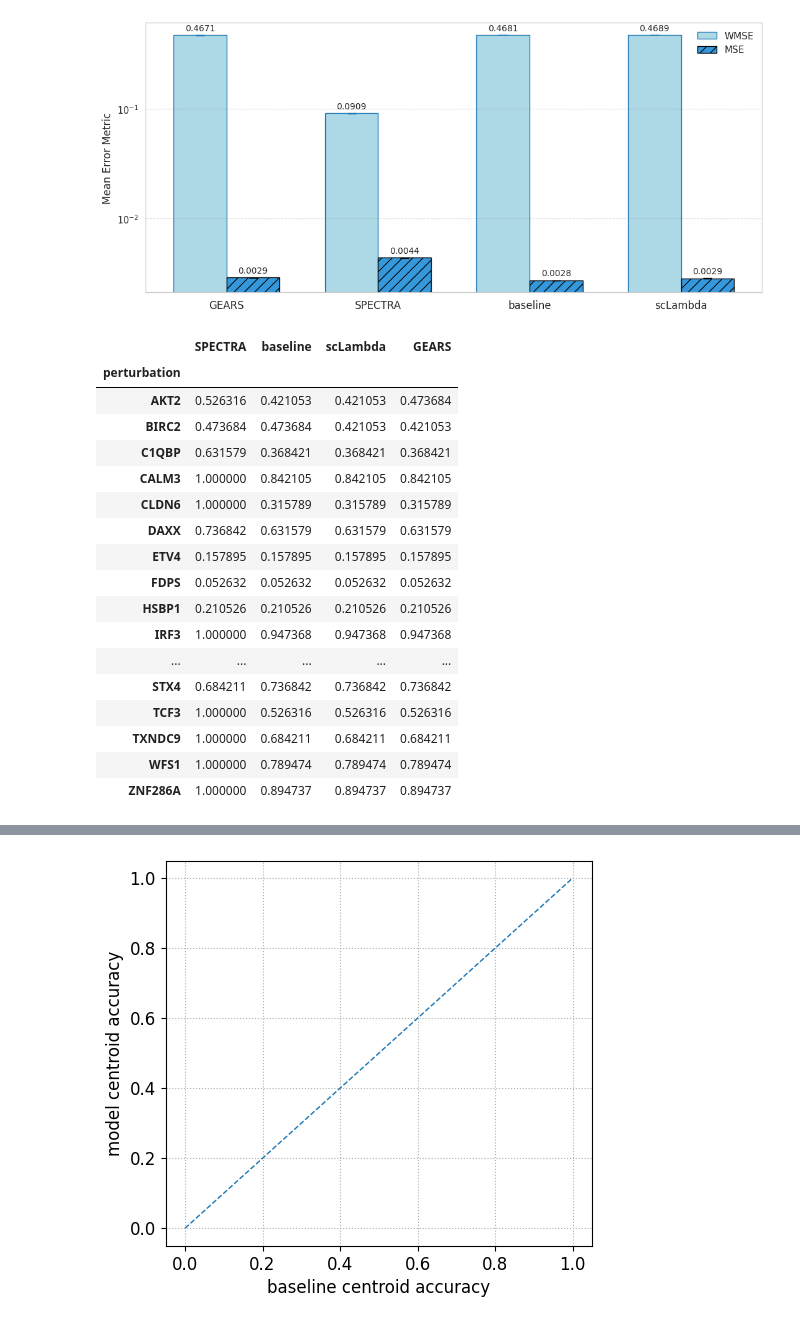
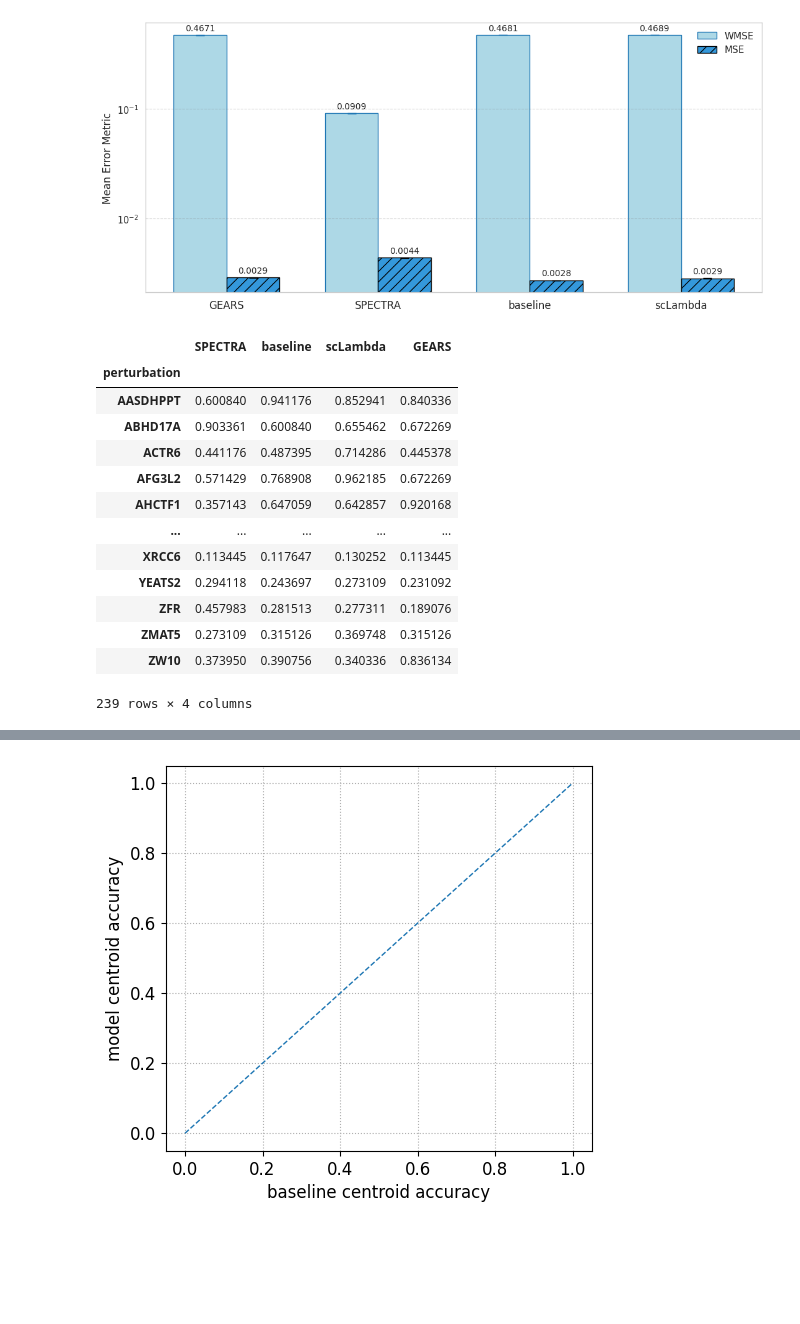
Before and after one commit to MCalabroCode/SPECTRA, a Jupyter notebook: benchmark/benchmark.ipynb, the cells around one changed output, grey strips where cells are left out. Saved outputs shown, nothing was run; the diff lists cells and outputs as text; code cells hidden in the pictures; blank space fills up the shorter version.

```diff
--- a/benchmark/benchmark.ipynb
+++ b/benchmark/benchmark.ipynb
@@ -71,7 +69,7 @@ Data Availability:
 # ═══════════════════════════════════════════════════════════════════════
 
 print("Loading control cells for DES calculation...")
-base_adata = sc.read_h5ad(f"{MODEL_DIR}/control_test_cells_vcc.h5ad")
+base_adata = sc.read_h5ad(f"{MODEL_DIR}/control_adata.h5ad")
 CTRL_CELLS = base_adata[base_adata.obs['target_gene'] == 'non-targeting']
 CTRL_CELLS.X = CTRL_CELLS.X.toarray() if sp.issparse(CTRL_CELLS.X) else CTRL_CELLS.X
 del base_adata
@@ -83,7 +81,7 @@ Extracted 5160 control cells.
 # %%
 # Load WMSE Weights
 import pickle
-weights_path = '/scratch/michele.calabro/gears/VCC/SPECTRA/data/gene_weights-vcc_BENCHMARK.pkl'
+weights_path = '/group/sottoriva/michele.calabro/SPECTRA/data/rep_rpe1/gene_weights-rpe1.pkl'
 if os.path.exists(weights_path):
     print('found already existing gene weights dictionary! Loading...')
     with open(weights_path, 'rb') as f:
@@ -152,14 +150,14 @@ def evaluate_single_run(model, run_id, gt_path, top_DEGs=None, gene_weights=gene
     CORE_METRICS = {
         "WMSE": np.nan,
         "MSE": np.nan,
-        "Pearson distance": np.nan,
+        # "Pearson distance": np.nan,
         "F1": np.nan,
         "Precision": np.nan,
-        "Common_DEGs": np.nan,
-        "Wasserstein distance": np.nan,
+        # "Common_DEGs": np.nan,
+        # "Wasserstein distance": np.nan,
         "kldiv":np.nan,
-        "AUPRC": np.nan,
-        "E Distance": np.nan
+        # "AUPRC": np.nan,
+        # "E Distance": np.nan
     }
 
     if not os.path.exists(pred_path):
@@ -170,6 +168,7 @@ def evaluate_single_run(model, run_id, gt_path, top_DEGs=None, gene_weights=gene
     try:
         adata_pred = sc.read_h5ad(pred_path)
         adata_true = sc.read_h5ad(gt_path)
+        adata_true = adata_true[adata_true.obs['target_gene']!='non-targeting']
 
         assert set(adata_true.obs['target_gene'].unique())== set(adata_pred.obs['target_gene'].unique()), "perturbations not matching"
 
@@ -180,15 +179,15 @@ def evaluate_single_run(model, run_id, gt_path, top_DEGs=None, gene_weights=gene
         row["WMSE"] = _mean_of_dict(calc_wmse(adata_true, adata_pred, gene_weights))
         row["MSE"] = _mean_of_dict(calc_mse(adata_true, adata_pred, n_top_degs=top_DEGs))
         # row["Pearson_distance"] = _mean_of_dict(calc_pcc_delta(adata_true, adata_pred, n_top_degs=top_DEGs))
-        row["Wasserstein_distance"] = _mean_of_dict(calc_wasserstein(adata_true, adata_pred, n_top_degs=top_DEGs))
+        # row["Wasserstein_distance"] = _mean_of_dict(calc_wasserstein(adata_true, adata_pred, n_top_degs=top_DEGs))
         row["kldiv"] = _mean_of_dict(calc_kldiv(adata_true, adata_pred, n_top_degs=top_DEGs))
-        row["E_Distance"] = _mean_of_dict(calc_edistance(adata_true, adata_pred, n_top_degs=top_DEGs))
+        # row["E_Distance"] = _mean_of_dict(calc_edistance(adata_true, adata_pred, n_top_degs=top_DEGs))
 
          # NOTE: adding control for DES metrics (control are not considered when calcualting non DES scores)
         adata_true = sc.concat([adata_true, CTRL_CELLS], join='inner')
         adata_pred = sc.concat([adata_pred, CTRL_CELLS], join='inner')
 
-        row["AUPRC"] = _mean_of_dict(calc_auprc(adata_true, adata_pred))
+        # row["AUPRC"] = _mean_of_dict(calc_auprc(adata_true, adata_pred))
         row["DES_F1"] = _mean_of_dict(calc_f1(adata_true, adata_pred))
         row["DES_Precision"] = _mean_of_dict(calc_precision(adata_true, adata_pred))
         # row["Common_DEGs"] = _mean_of_dict(calc_common_degs(adata_true, adata_pred))
@@ -326,9 +307,9 @@ CORE_METRICS = {
         "DES_F1": np.nan,
         "DES_Precision": np.nan,
         # "Common_DEGs": np.nan,
-        "Wasserstein_distance": np.nan,
+        # "Wasserstein_distance": np.nan,
         # "kldiv":np.nan,
-        "AUPRC": np.nan,
+        # "AUPRC": np.nan,
         # "E_Distance": np.nan
     }
 # %%
@@ -633,55 +614,52 @@ def get_pred_centroids(adata, method_name):
 
 # Build the ground-truth DataFrame
 adata_true = sc.read_h5ad(GT_PATH)
+adata_true = adata_true[adata_true.obs['target_gene']!='non-targeting']
 df_real = get_real_centroids(adata_true)
 
 all_pred_centroids = []
 
 for model in MODELS:
     run_centroids_list = []
 
     for run in RUNS:
         pred_path = get_h5ad_path(model, run)
         adata_pred = sc.read_h5ad(pred_path)
         run_centroids = get_pred_centroids(adata_pred, model)
         run_centroids_list.append(run_centroids)
 
     # Average the centroids across all 10 runs for this specific model.
     # pd.concat stacks them, and groupby(level=0).mean() computes the average per perturbation.
     avg_model_centroids = pd.concat(run_centroids_list).groupby(level=0).mean()
 
     # Add the method level to create the MultiIndex format needed for the evaluator
     avg_model_centroids['method'] = model
     avg_model_centroids = avg_model_centroids.set_index('method', append=True)
 
     # Store the averaged MultiIndex dataframe for this model
     all_pred_centroids.append(avg_model_centroids)
 
 # Concatenate all averaged models into the final single DataFrame
 combined_centroids_df = pd.concat(all_pred_centroids)
 
 # Calculate final accuracies
 scores_df = calculate_centroid_accuracies(combined_centroids_df, df_real)
 scores_df
 # %% [output]
 |  | SPECTRA | baseline | scLambda | GEARS |
 | perturbation |  |  |  |  |
-| AKT2 | 0.526316 | 0.421053 | 0.421053 | 0.473684 |
-| BIRC2 | 0.473684 | 0.473684 | 0.421053 | 0.421053 |
-| C1QBP | 0.631579 | 0.368421 | 0.368421 | 0.368421 |
-| CALM3 | 1.000000 | 0.842105 | 0.842105 | 0.842105 |
-| CLDN6 | 1.000000 | 0.315789 | 0.315789 | 0.315789 |
-| DAXX | 0.736842 | 0.631579 | 0.631579 | 0.631579 |
-| ETV4 | 0.157895 | 0.157895 | 0.157895 | 0.157895 |
-| FDPS | 0.052632 | 0.052632 | 0.052632 | 0.052632 |
-| HSBP1 | 0.210526 | 0.210526 | 0.210526 | 0.210526 |
-| IRF3 | 1.000000 | 0.947368 | 0.947368 | 0.947368 |
+| AASDHPPT | 0.600840 | 0.941176 | 0.852941 | 0.840336 |
+| ABHD17A | 0.903361 | 0.600840 | 0.655462 | 0.672269 |
+| ACTR6 | 0.441176 | 0.487395 | 0.714286 | 0.445378 |
+| AFG3L2 | 0.571429 | 0.768908 | 0.962185 | 0.672269 |
+| AHCTF1 | 0.357143 | 0.647059 | 0.642857 | 0.920168 |
 | ... | ... | ... | ... | ... |
-| STX4 | 0.684211 | 0.736842 | 0.736842 | 0.736842 |
-| TCF3 | 1.000000 | 0.526316 | 0.526316 | 0.526316 |
-| TXNDC9 | 1.000000 | 0.684211 | 0.684211 | 0.684211 |
-| WFS1 | 1.000000 | 0.789474 | 0.789474 | 0.789474 |
-| ZNF286A | 1.000000 | 0.894737 | 0.894737 | 0.894737 |
+| XRCC6 | 0.113445 | 0.117647 | 0.130252 | 0.113445 |
+| YEATS2 | 0.294118 | 0.243697 | 0.273109 | 0.231092 |
+| ZFR | 0.457983 | 0.281513 | 0.277311 | 0.189076 |
+| ZMAT5 | 0.273109 | 0.315126 | 0.369748 | 0.315126 |
+| ZW10 | 0.373950 | 0.390756 | 0.340336 | 0.836134 |
+239 rows × 4 columns
 # %%
 ########################################################################################################
 # code to plot comparison of baseline centroid accuracy vs the other models (GEARS, scLambda, SPECTRA) #
```
Also changed, not shown: parts of 8 cells of this notebook, 1 other file.
